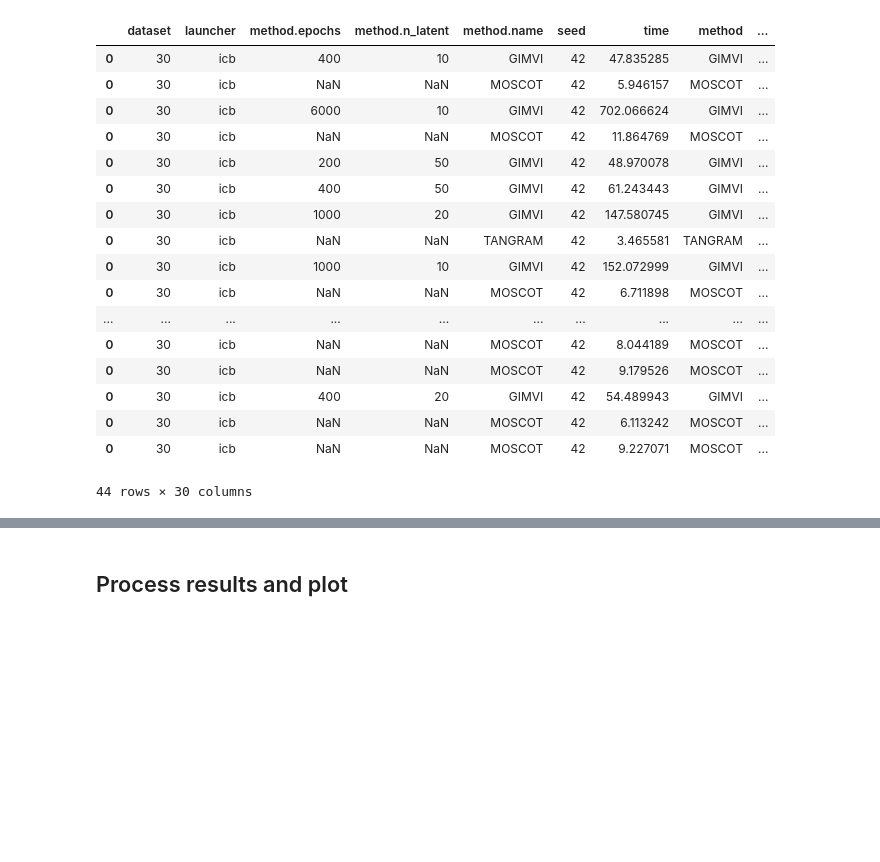
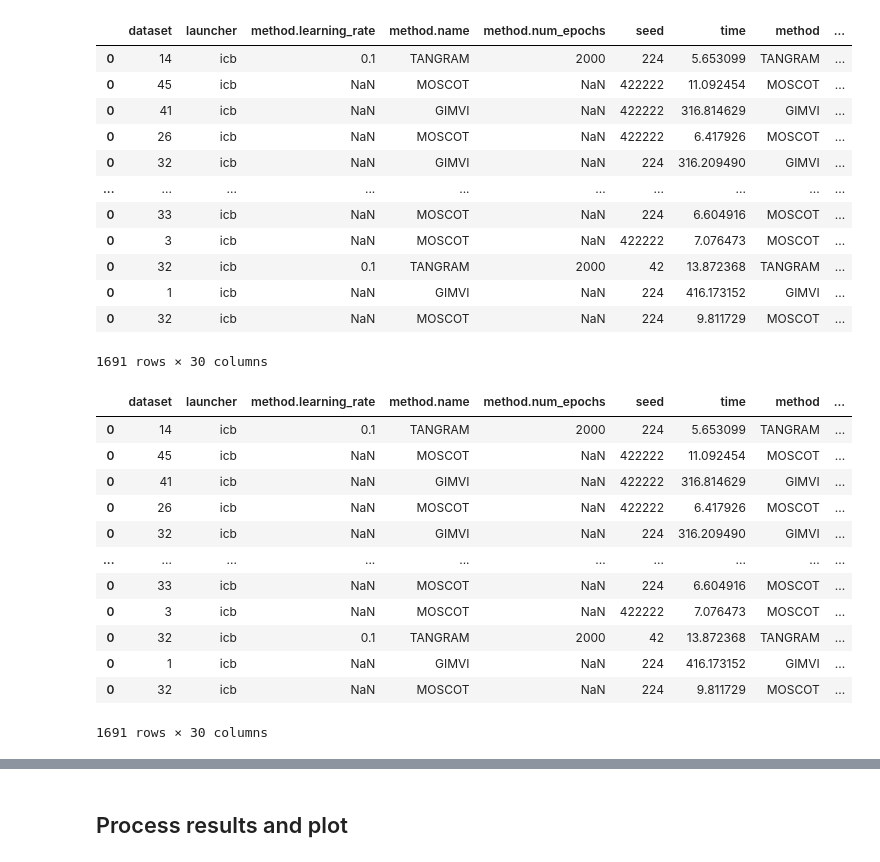
Before and after one commit to theislab/moscot_benchmarks, a Jupyter notebook: experiments/space/mapping/method_benchmark/seml_results.ipynb, the cells around one changed output, grey strips where cells are left out. Drawn from its saved outputs; the diff is of its cells as text; code cells hidden in the pictures; blank space fills up the shorter version.

```diff
--- a/experiments/space/mapping/method_benchmark/seml_results.ipynb
+++ b/experiments/space/mapping/method_benchmark/seml_results.ipynb
@@ -59,13 +23,0 @@ INFO:root:Saving results..
-# %%
-with open("./config.yaml", "r") as file:
-    config = yaml.safe_load(file)
-params = config["hydra"]["sweeper"]["params"]
-params["method.name"] = ["MOSCOT", "GIMVI", "TANGRAM"]
-params["method.epsilon"] = [0.001, 0.0001]
-params["method.alpha"] = [0.1,0.2,0.5]
-params["method.rep"] = ["x", "pca"]
-params["method.cost"] = ["sq_euclidean", "cosine"]
-params["method.num_epochs"] = [500,1000,2000,3000]
-params["method.learning_rate"] = [0.1,0.01]
-params["method.epochs"] = [200,400,6000,1000]
-params["method.epochs"] = [10,20,50]
@@ -74,36 +24,50 @@ ll = [ for i in os.listdir("/lustre/groups/ml01/workspace/moscot_paper/benchmark
 # %%
-output = Path("/lustre/groups/ml01/workspace/moscot_paper/benchmarks/space/mapping_methods")
+output = Path(
+    "/lustre/groups/ml01/workspace/moscot_paper/benchmarks/space/mapping_methods"
+)
 results = []
 for file in os.listdir(output):
     l = file.split(",")
     params = {}
-    for i in l:
-        k,v  = i.split("=")
-        params.update({k:v})
-    df = pd.DataFrame(params, index=[0])
-    res = pd.read_csv(output/file/"results.csv", index_col=0)
-    df = pd.concat([df, res], axis=1)
-    results.append(df)
+    if (output / file / "results.csv").is_file():
+        for i in l:
+            k, v = i.split("=")
+            params.update({k: v})
+        df = pd.DataFrame(params, index=[0])
+        res = pd.read_csv(output / file / "results.csv", index_col=0)
+        df = pd.concat([df, res], axis=1)
+        results.append(df)
 out = pd.concat(results)
 out
 # %% [output]
-|  | dataset | launcher | method.epochs | method.n_latent | method.name | seed | time | method | ... |
-| 0 | 30 | icb | 400 | 10 | GIMVI | 42 | 47.835285 | GIMVI | ... |
-| 0 | 30 | icb | NaN | NaN | MOSCOT | 42 | 5.946157 | MOSCOT | ... |
-| 0 | 30 | icb | 6000 | 10 | GIMVI | 42 | 702.066624 | GIMVI | ... |
-| 0 | 30 | icb | NaN | NaN | MOSCOT | 42 | 11.864769 | MOSCOT | ... |
-| 0 | 30 | icb | 200 | 50 | GIMVI | 42 | 48.970078 | GIMVI | ... |
-| 0 | 30 | icb | 400 | 50 | GIMVI | 42 | 61.243443 | GIMVI | ... |
-| 0 | 30 | icb | 1000 | 20 | GIMVI | 42 | 147.580745 | GIMVI | ... |
-| 0 | 30 | icb | NaN | NaN | TANGRAM | 42 | 3.465581 | TANGRAM | ... |
-| 0 | 30 | icb | 1000 | 10 | GIMVI | 42 | 152.072999 | GIMVI | ... |
-| 0 | 30 | icb | NaN | NaN | MOSCOT | 42 | 6.711898 | MOSCOT | ... |
+|  | dataset | launcher | method.learning_rate | method.name | method.num_epochs | seed | time | method | ... |
+| 0 | 14 | icb | 0.1 | TANGRAM | 2000 | 224 | 5.653099 | TANGRAM | ... |
+| 0 | 45 | icb | NaN | MOSCOT | NaN | 422222 | 11.092454 | MOSCOT | ... |
+| 0 | 41 | icb | NaN | GIMVI | NaN | 422222 | 316.814629 | GIMVI | ... |
+| 0 | 26 | icb | NaN | MOSCOT | NaN | 422222 | 6.417926 | MOSCOT | ... |
+| 0 | 32 | icb | NaN | GIMVI | NaN | 224 | 316.209490 | GIMVI | ... |
 | ... | ... | ... | ... | ... | ... | ... | ... | ... | ... |
-| 0 | 30 | icb | NaN | NaN | MOSCOT | 42 | 8.044189 | MOSCOT | ... |
-| 0 | 30 | icb | NaN | NaN | MOSCOT | 42 | 9.179526 | MOSCOT | ... |
-| 0 | 30 | icb | 400 | 20 | GIMVI | 42 | 54.489943 | GIMVI | ... |
-| 0 | 30 | icb | NaN | NaN | MOSCOT | 42 | 6.113242 | MOSCOT | ... |
-| 0 | 30 | icb | NaN | NaN | MOSCOT | 42 | 9.227071 | MOSCOT | ... |
+| 0 | 33 | icb | NaN | MOSCOT | NaN | 224 | 6.604916 | MOSCOT | ... |
+| 0 | 3 | icb | NaN | MOSCOT | NaN | 422222 | 7.076473 | MOSCOT | ... |
+| 0 | 32 | icb | 0.1 | TANGRAM | 2000 | 42 | 13.872368 | TANGRAM | ... |
+| 0 | 1 | icb | NaN | GIMVI | NaN | 224 | 416.173152 | GIMVI | ... |
+| 0 | 32 | icb | NaN | MOSCOT | NaN | 224 | 9.811729 | MOSCOT | ... |
-44 rows × 30 columns
+1691 rows × 30 columns
+# %%
+out
+# %% [output]
+|  | dataset | launcher | method.learning_rate | method.name | method.num_epochs | seed | time | method | ... |
+| 0 | 14 | icb | 0.1 | TANGRAM | 2000 | 224 | 5.653099 | TANGRAM | ... |
+| 0 | 45 | icb | NaN | MOSCOT | NaN | 422222 | 11.092454 | MOSCOT | ... |
+| 0 | 41 | icb | NaN | GIMVI | NaN | 422222 | 316.814629 | GIMVI | ... |
+| 0 | 26 | icb | NaN | MOSCOT | NaN | 422222 | 6.417926 | MOSCOT | ... |
+| 0 | 32 | icb | NaN | GIMVI | NaN | 224 | 316.209490 | GIMVI | ... |
+| ... | ... | ... | ... | ... | ... | ... | ... | ... | ... |
+| 0 | 33 | icb | NaN | MOSCOT | NaN | 224 | 6.604916 | MOSCOT | ... |
+| 0 | 3 | icb | NaN | MOSCOT | NaN | 422222 | 7.076473 | MOSCOT | ... |
+| 0 | 32 | icb | 0.1 | TANGRAM | 2000 | 42 | 13.872368 | TANGRAM | ... |
+| 0 | 1 | icb | NaN | GIMVI | NaN | 224 | 416.173152 | GIMVI | ... |
+| 0 | 32 | icb | NaN | MOSCOT | NaN | 224 | 9.811729 | MOSCOT | ... |
+1691 rows × 30 columns
 # %%
 import seaborn as sns
```
Also changed, not shown: parts of 15 cells of this notebook, 7 other files.
